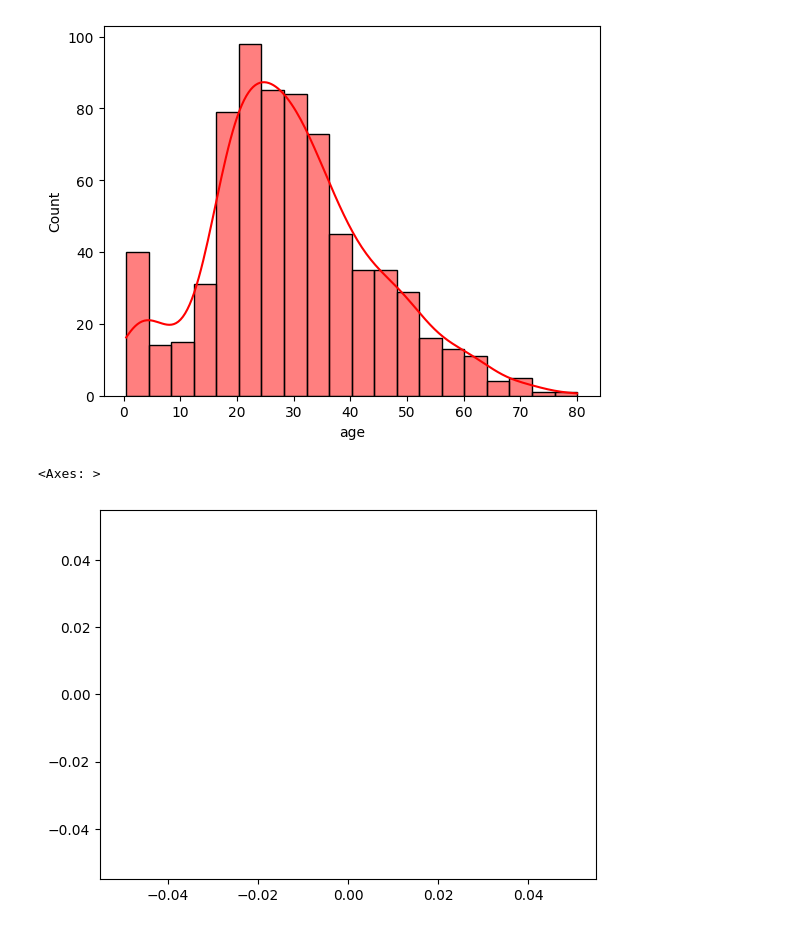
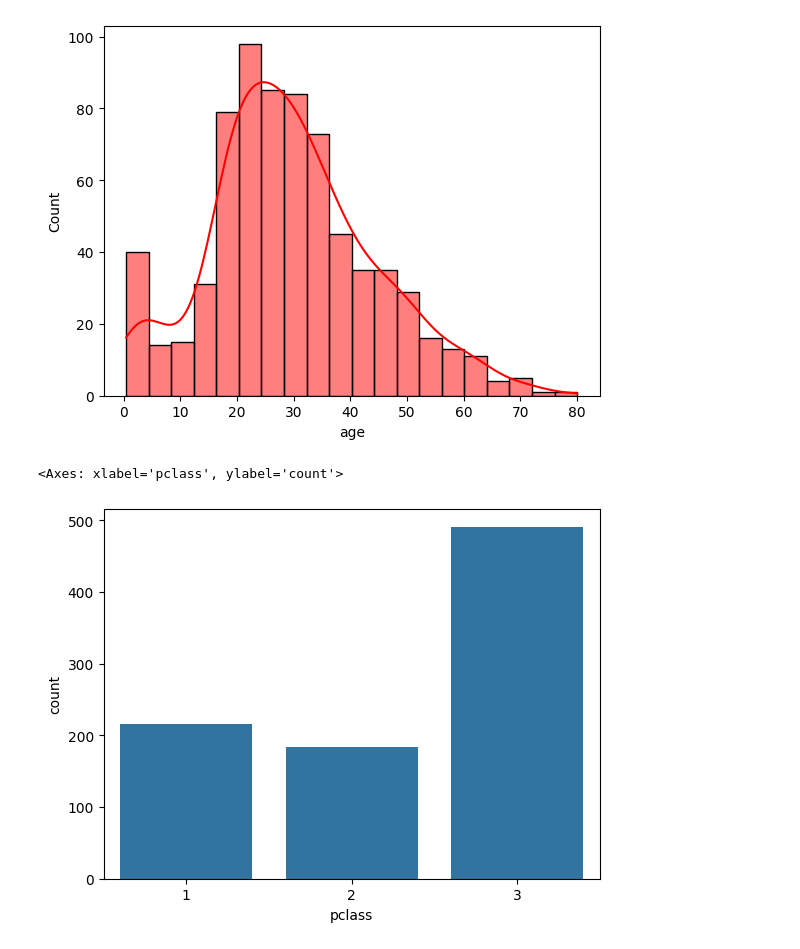
Before and after one commit to tejendra18/Python, a Jupyter notebook: Data Visualization/Analysis_Seaborn.ipynb, the cells around one changed output. Cells and saved outputs as stored; diff of their text form; code cells hidden in the pictures.

```diff
--- a/Data Visualization/Analysis_Seaborn.ipynb
+++ b/Data Visualization/Analysis_Seaborn.ipynb
@@ -26,7 +26,7 @@ sns.histplot(df,x='age',kde = True,color='red')
 [figure]
 # %%
 #Count of passenger class
-sns.histplot()
+sns.countplot(df,x='pclass')
 # %% [output]
-<Axes: >
+<Axes: xlabel='pclass', ylabel='count'>
-[figure, old version]
+[figure, new version]
```
Also changed, not shown: parts of 2 cells of this notebook, 16 other files.
